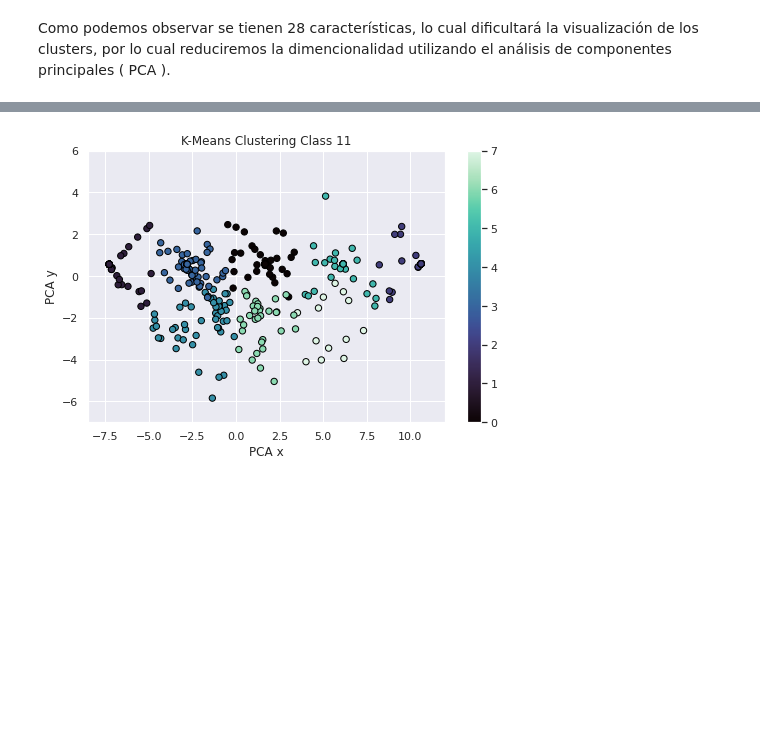
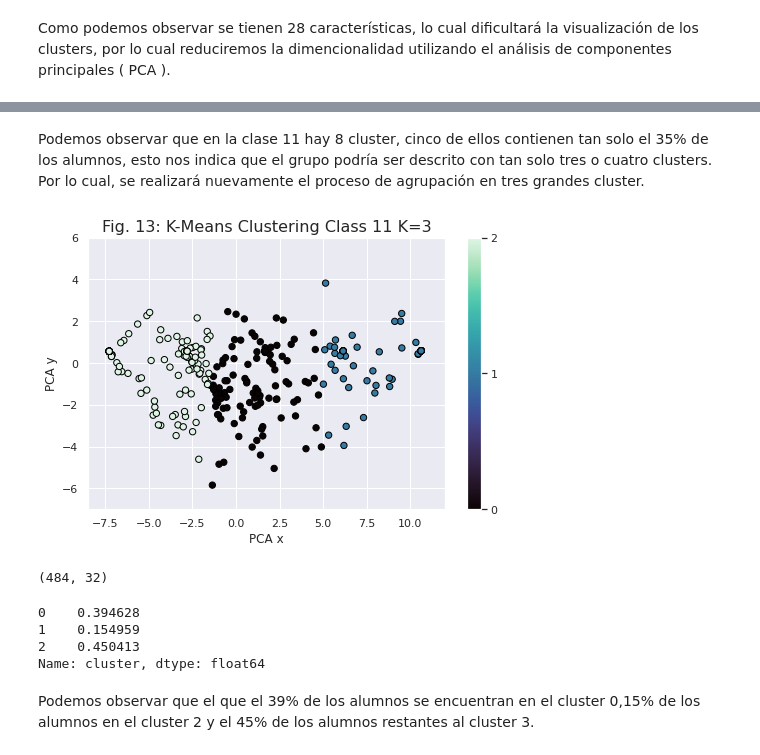
Before and after one commit to SarahLares/Clustering_on_Survery, a Jupyter notebook: Tarea_3_Clustering.ipynb, the cells around one changed output, grey strips where cells are left out. Saved outputs shown, nothing was run; the diff lists cells and outputs as text; code cells hidden in the pictures; blank space fills up the shorter version.

```diff
--- a/Tarea_3_Clustering.ipynb
+++ b/Tarea_3_Clustering.ipynb
@@ -165,8 +165,8 @@ Serán estudiadas las respuestas a las encuestas de tres materias, serán escogi
 *   clase 11, instructor 2, 484 alumnos respondieron la encuesta, promedio de dificultad de la clase según los alumnos 3
 # %%
-df_C7 = df.loc[df['class']==7].iloc[:,5:]
-df_C8 = df.loc[df['class']==8].iloc[:,5:]
-df_C11 = df.loc[df['class']==11].iloc[:,5:]
+df_C7 = df.loc[df['class']==7].iloc[:,5:].reset_index(drop=True)
+df_C8 = df.loc[df['class']==8].iloc[:,5:].reset_index(drop=True)
+df_C11 = df.loc[df['class']==11].iloc[:,5:].reset_index(drop=True)
 # %% [markdown]
 ### Correlación entre las preguntas de la encuesta
 # %%
@@ -217,7 +216,7 @@ from sklearn.metrics import silhouette_score
 # %%
 sil_11 = []
 sil_7 = []
-sil_8 = []
+
 for i in range(2,10):
 
   model_11 = KMeans(n_clusters= i, random_state=2)
@@ -227,10 +226,6 @@ for i in range(2,10):
   model_7 = KMeans(n_clusters= i, random_state=3)
   model_7.fit(X_7)
   sil_7.append(silhouette_score(X_7, model_7.fit_predict(X_7)))
-
-  model_8 = KMeans(n_clusters= i, random_state=3)
-  model_8.fit(X_8)
-  sil_8.append(silhouette_score(X_8, model_8.fit_predict(X_8)))
 # %%
 plt.figure(figsize=(7,5))
 plt.plot(np.linspace(2,9,8),sil_7,'co-')
@@ -318,14 +418,35 @@ plt.show()
+# %% [markdown]
+Podemos observar que en la clase 11 hay 8 cluster, cinco de ellos contienen tan solo el 35% de los alumnos, esto nos indica que el grupo podría ser descrito con tan solo tres o cuatro clusters. Por lo cual, se realizará nuevamente el proceso de agrupación en tres grandes cluster.
+# %%
+model_C111 = KMeans(n_clusters=3,random_state=1).fit(X_11)
+labels_111 = model_C111.labels_
+pca_111 = PCA(n_components=2 , random_state = 1)
+X111_PCA = pca_111.fit_transform(X_11)
 # %%
 fig = plt.figure(figsize=(8,5))
 ax = fig.add_subplot(111)
-scatter = ax.scatter(X11_PCA[:,0],X11_PCA[:,1],
-                     c= labels_11,cmap = 'mako',s=40,edgecolors = 'black')
-ax.set_title('K-Means Clustering Class 11')
+scatter = ax.scatter(X111_PCA[:,0],X111_PCA[:,1],
+                     c= labels_111,cmap = 'mako',s=40,edgecolors = 'black')
+ax.set_title('Fig. 13: K-Means Clustering Class 11 K=3',fontsize=16)
 ax.set_xlabel('PCA x')
 ax.set_ylabel('PCA y')
 ax.set_ylim(-7,6)
 ax.set_xlim(-8.5,12)
-plt.colorbar(scatter,spacing='uniform')
+plt.colorbar(scatter,spacing='proportional',ticks= [0,1,2])
 plt.show()
 # %% [output]
-[figure, old version]
+[figure, new version]
+# %%
+C111 = pd.concat([df.loc[df['class']==11].iloc[:,2:].reset_index(drop=True),pd.DataFrame(labels_111,columns=['cluster'])],axis=1)
+C111.shape
+# %% [output]
+(484, 32)
+# %%
+C111['cluster'].value_counts(normalize = True, sort = False)
+# %% [output]
+0    0.394628
+1    0.154959
+2    0.450413
+Name: cluster, dtype: float64
+# %% [markdown]
+Podemos observar que el que el 39% de los alumnos se encuentran en el cluster 0,15% de los alumnos en el cluster 2 y el 45% de los alumnos restantes al cluster 3.
```
Also changed, not shown: parts of 39 cells of this notebook.
